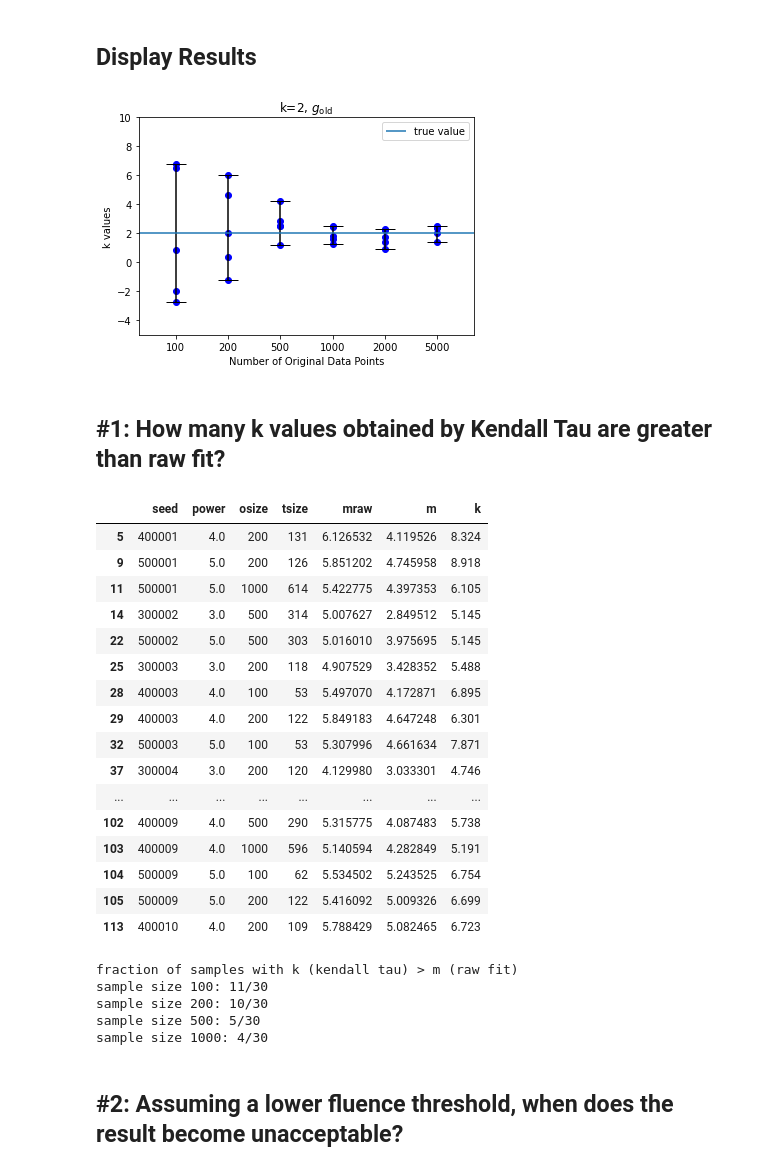
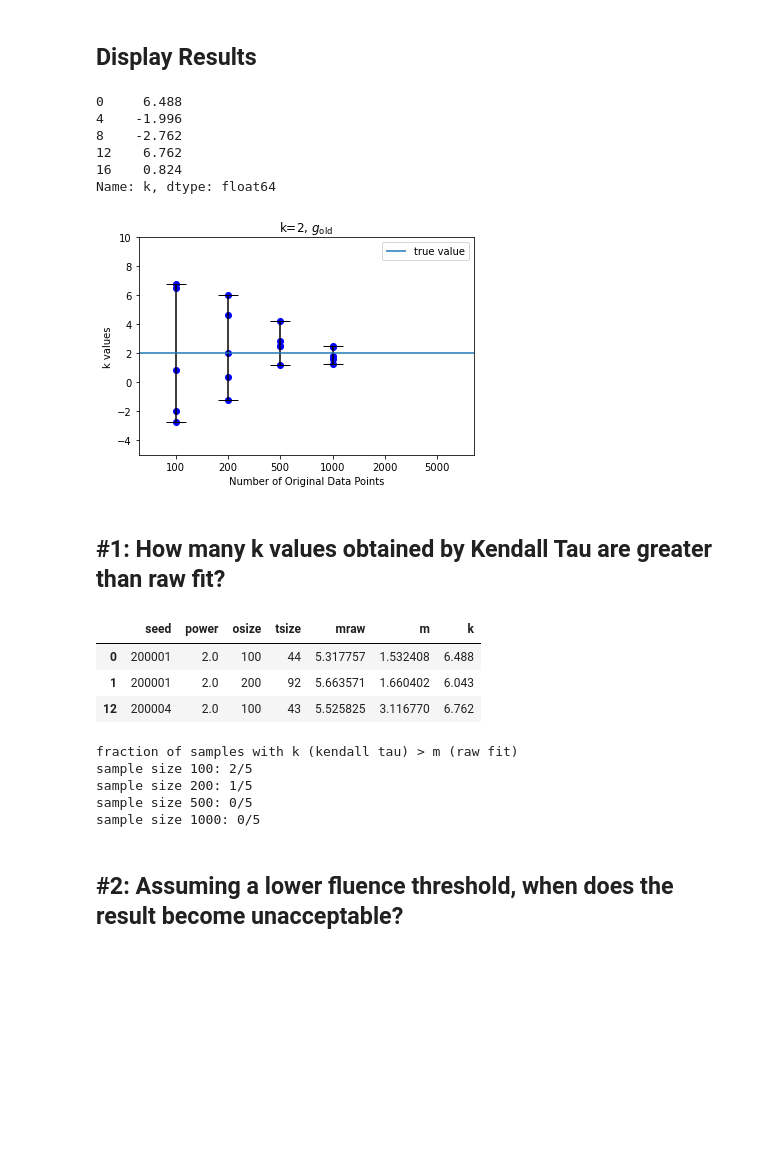
Before and after one commit to will-s-h/FRB-Project, a Jupyter notebook: Programs/ktau simulation tests.ipynb, the cells around one changed output. Cells and saved outputs as stored; diff of their text form; code cells hidden in the pictures; blank space fills up the shorter version.

```diff
--- a/Programs/ktau simulation tests.ipynb
+++ b/Programs/ktau simulation tests.ipynb
@@ -122,7 +122,7 @@ def test_ktau(seed=0, power=3, osize=200):
 # %%
 seeds = [1, 2, 3, 4, 5]
 powers = [2]
-sizes = [100, 200, 500, 1000, 2000, 5000]
+sizes = [100, 200, 500, 1000]#, 2000, 5000]
 
 length = len(seeds)*len(powers)*len(sizes)
 i=0
@@ -182,59 +186,54 @@ dtype: object
 ## Display Results
 # %%
 #df[df['osize'] == 100]
+df[(df['power'] == 2) & (df['osize'] == 100)]['k']
+# %% [output]
+0     6.488
+4    -1.996
+8    -2.762
+12    6.762
+16    0.824
+Name: k, dtype: float64
 # %%
 fig, ax = plt.subplots()
 
 power = 2
-osizes = [100, 200, 500, 1000, 2000, 5000]
+osizes = sizes
 
 for i, osize in enumerate(osizes):
     seeds = (df['power'] == power) & (df['osize'] == osize)
     ks = np.array(df[seeds]['k'])
     max_, med, min_ = max(ks), np.median(ks), min(ks)
     plt.bar(i, med, yerr=[[med-min_], [max_-med]], width=0, ecolor='black', capsize=10)
     for j in range(len(ks)):
         plt.scatter(i, ks[j], color='blue')
     #plt.scatter(i, med, color='blue', label = 'median' if i == 0 else None)
 
 ax.set_xticks([0,1,2,3,4,5])
 ax.set_xticklabels(['100', '200', '500', '1000', '2000', '5000'])
 plt.ylim([-5,10])
 plt.xlim([-0.7, 5.7])
 
 gstatus = 'old'
 
 plt.title(f'k={power}, ' + '$g_{\\mathrm{'+ gstatus + '}}$')
 plt.xlabel('Number of Original Data Points')
 plt.ylabel('k values')
 plt.hlines(power, -0.7, 5.7, label='true value')
 plt.legend()
 #plt.savefig(f'../../k={power}_{gstatus}g.png', dpi=600)
 plt.show()
 # %% [output]
-[figure, old version]
+[figure, new version]
 # %% [markdown]
 ## #1: How many k values obtained by Kendall Tau are greater than raw fit?
 # %%
 df[(df['k'] > df['mraw'])]
 # %% [output]
 |  | seed | power | osize | tsize | mraw | m | k |
-| 5 | 400001 | 4.0 | 200 | 131 | 6.126532 | 4.119526 | 8.324 |
-| 9 | 500001 | 5.0 | 200 | 126 | 5.851202 | 4.745958 | 8.918 |
-| 11 | 500001 | 5.0 | 1000 | 614 | 5.422775 | 4.397353 | 6.105 |
-| 14 | 300002 | 3.0 | 500 | 314 | 5.007627 | 2.849512 | 5.145 |
-| 22 | 500002 | 5.0 | 500 | 303 | 5.016010 | 3.975695 | 5.145 |
-| 25 | 300003 | 3.0 | 200 | 118 | 4.907529 | 3.428352 | 5.488 |
-| 28 | 400003 | 4.0 | 100 | 53 | 5.497070 | 4.172871 | 6.895 |
-| 29 | 400003 | 4.0 | 200 | 122 | 5.849183 | 4.647248 | 6.301 |
-| 32 | 500003 | 5.0 | 100 | 53 | 5.307996 | 4.661634 | 7.871 |
-| 37 | 300004 | 3.0 | 200 | 120 | 4.129980 | 3.033301 | 4.746 |
-| ... | ... | ... | ... | ... | ... | ... | ... |
-| 102 | 400009 | 4.0 | 500 | 290 | 5.315775 | 4.087483 | 5.738 |
-| 103 | 400009 | 4.0 | 1000 | 596 | 5.140594 | 4.282849 | 5.191 |
-| 104 | 500009 | 5.0 | 100 | 62 | 5.534502 | 5.243525 | 6.754 |
-| 105 | 500009 | 5.0 | 200 | 122 | 5.416092 | 5.009326 | 6.699 |
-| 113 | 400010 | 4.0 | 200 | 109 | 5.788429 | 5.082465 | 6.723 |
+| 0 | 200001 | 2.0 | 100 | 44 | 5.317757 | 1.532408 | 6.488 |
+| 1 | 200001 | 2.0 | 200 | 92 | 5.663571 | 1.660402 | 6.043 |
+| 12 | 200004 | 2.0 | 100 | 43 | 5.525825 | 3.116770 | 6.762 |
 # %%
 print('fraction of samples with k (kendall tau) > m (raw fit)')
 for i in [100,200, 500, 1000]:
@@ -243,10 +242,10 @@ for i in [100,200, 500, 1000]:
     print(f'sample size {i}: {a}/{b}')
 # %% [output]
 fraction of samples with k (kendall tau) > m (raw fit)
-sample size 100: 11/30
-sample size 200: 10/30
-sample size 500: 5/30
-sample size 1000: 4/30
+sample size 100: 2/5
+sample size 200: 1/5
+sample size 500: 0/5
+sample size 1000: 0/5
 # %% [markdown]
 ## #2: Assuming a lower fluence threshold, when does the result become unacceptable?
 # %%
```
Also changed, not shown: parts of 19 cells of this notebook, 3 other files.
